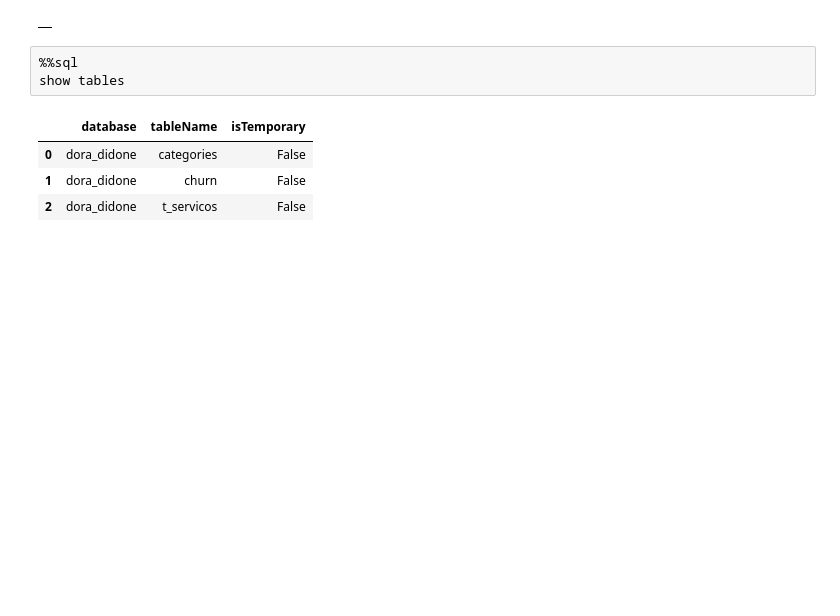
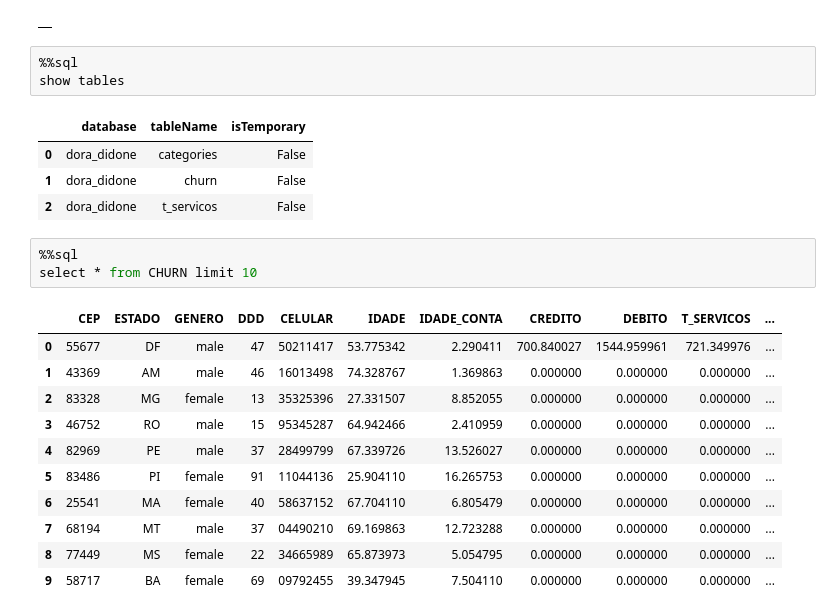
Before and after one commit to Didone/churn, a Jupyter notebook: dataprep_customer_churn.ipynb, the cells around one changed output. Cells and saved outputs as stored; diff of their text form; blank space fills up the shorter version.

```diff
--- a/dataprep_customer_churn.ipynb
+++ b/dataprep_customer_churn.ipynb
@@ -249,3 +249,18 @@ show tables
 | 0 | dora_didone | categories | False |
 | 1 | dora_didone | churn | False |
 | 2 | dora_didone | t_servicos | False |
+# %%
+%%sql
+select * from CHURN limit 10
+# %% [output]
+|  | CEP | ESTADO | GENERO | DDD | CELULAR | IDADE | IDADE_CONTA | CREDITO | DEBITO | T_SERVICOS | ... |
+| 0 | 55677 | DF | male | 47 | 50211417 | 53.775342 | 2.290411 | 700.840027 | 1544.959961 | 721.349976 | ... |
+| 1 | 43369 | AM | male | 46 | 16013498 | 74.328767 | 1.369863 | 0.000000 | 0.000000 | 0.000000 | ... |
+| 2 | 83328 | MG | female | 13 | 35325396 | 27.331507 | 8.852055 | 0.000000 | 0.000000 | 0.000000 | ... |
+| 3 | 46752 | RO | male | 15 | 95345287 | 64.942466 | 2.410959 | 0.000000 | 0.000000 | 0.000000 | ... |
+| 4 | 82969 | PE | male | 37 | 28499799 | 67.339726 | 13.526027 | 0.000000 | 0.000000 | 0.000000 | ... |
+| 5 | 83486 | PI | female | 91 | 11044136 | 25.904110 | 16.265753 | 0.000000 | 0.000000 | 0.000000 | ... |
+| 6 | 25541 | MA | female | 40 | 58637152 | 67.704110 | 6.805479 | 0.000000 | 0.000000 | 0.000000 | ... |
+| 7 | 68194 | MT | male | 37 | 04490210 | 69.169863 | 12.723288 | 0.000000 | 0.000000 | 0.000000 | ... |
+| 8 | 77449 | MS | female | 22 | 34665989 | 65.873973 | 5.054795 | 0.000000 | 0.000000 | 0.000000 | ... |
+| 9 | 58717 | BA | female | 69 | 09792455 | 39.347945 | 7.504110 | 0.000000 | 0.000000 | 0.000000 | ... |
```
Also changed, not shown: parts of 3 cells of this notebook, 1 other file.
